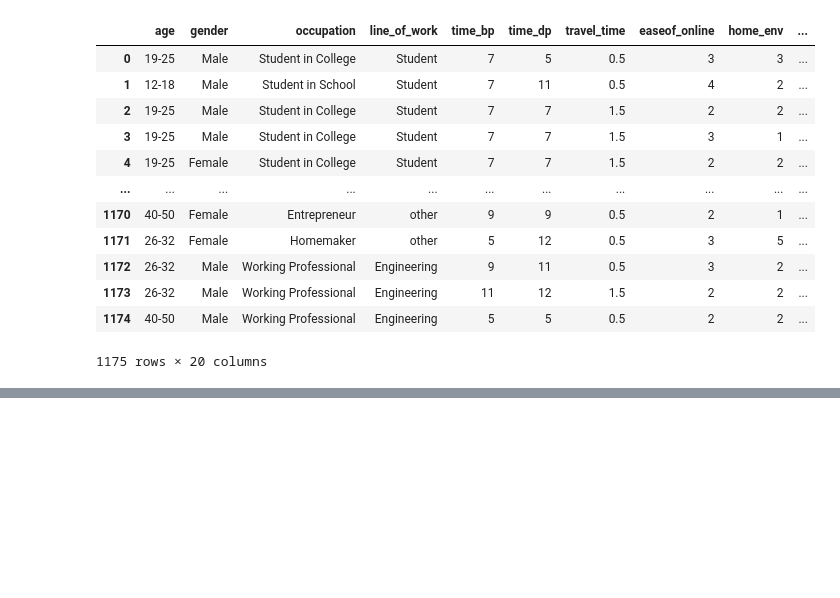
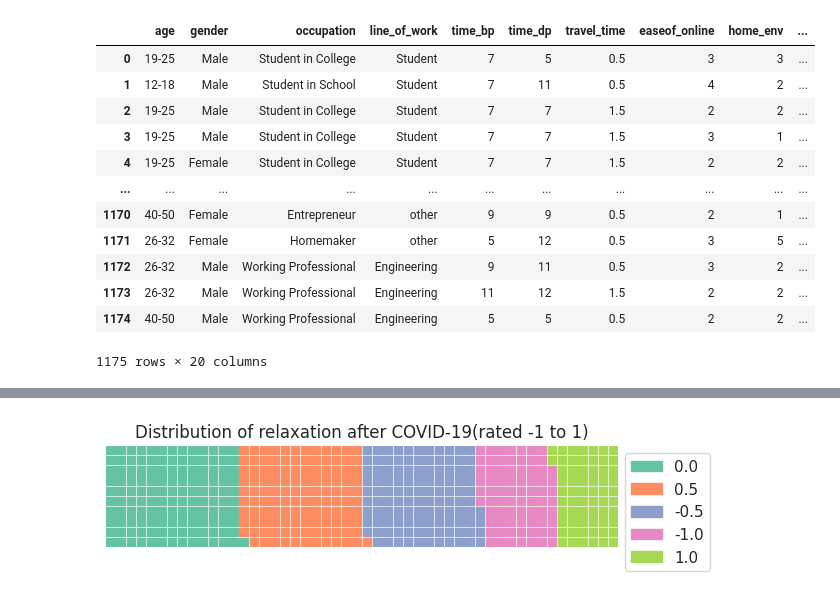
Before and after one commit to keerthiRAV/COVID-19-Analysis, a Jupyter notebook: Psycological_Effects_of_COVID.ipynb, the cells around one changed output, grey strips where cells are left out. Cells and saved outputs as stored; diff of their text form; code cells hidden in the pictures; blank space fills up the shorter version.

Commit message:
part 2- finished(waffle chart) -2nd commit

```diff
--- a/Psycological_Effects_of_COVID.ipynb
+++ b/Psycological_Effects_of_COVID.ipynb
@@ -318,0 +346,16 @@ The majority of respondents, representing a significant portion, reported being
+# %%
+df_t = df.head(500)
+
+# Create a Waffle chart
+fig = plt.figure(
+    FigureClass=Waffle,
+    rows=10,  # Adjust the number of rows as needed
+    values=dict(df_t['relaxed'].value_counts()),  # Use the 'relaxed' column for values
+    legend={'loc': 'upper left', 'bbox_to_anchor': (1, 1)},
+    title={'label': 'Distribution of relaxation after COVID-19(rated -1 to 1)', 'loc': 'center'},
+)
+
+# Show the plot
+plt.show()
+# %% [output]
+[figure, added]
```
Also changed, not shown: parts of 6 cells of this notebook.
